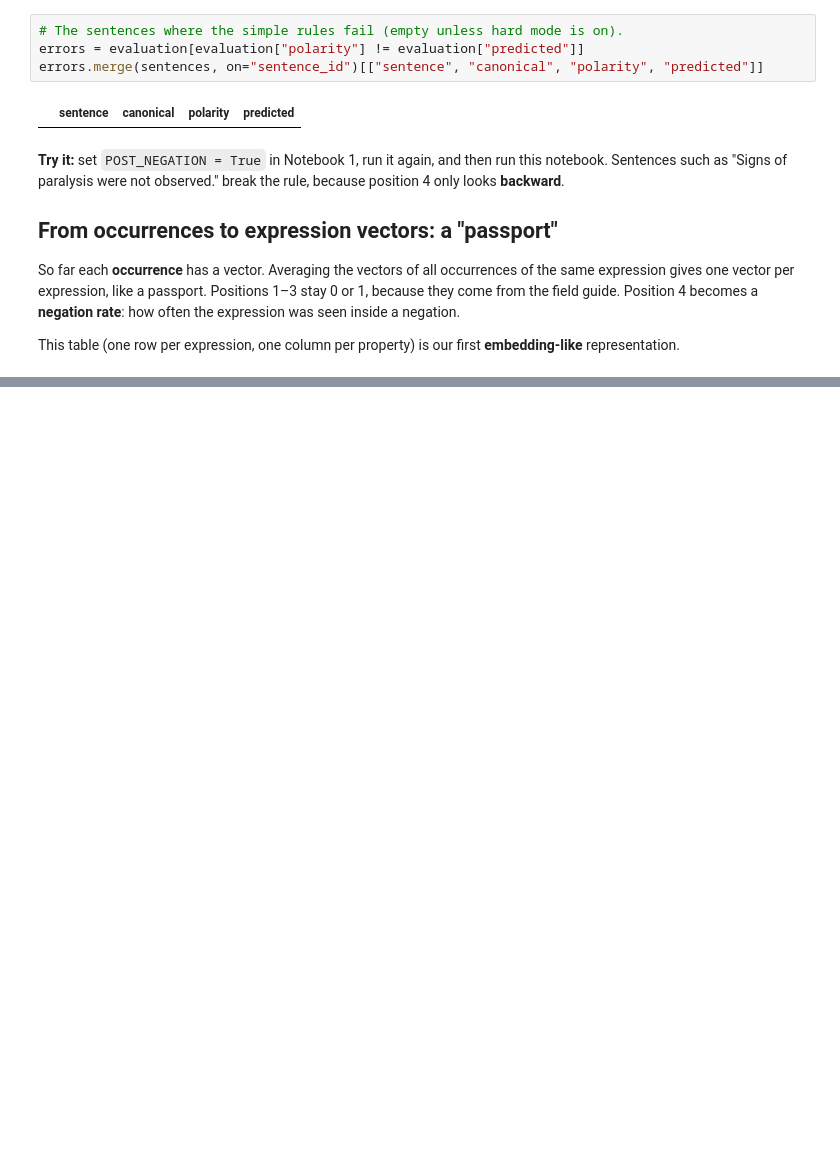
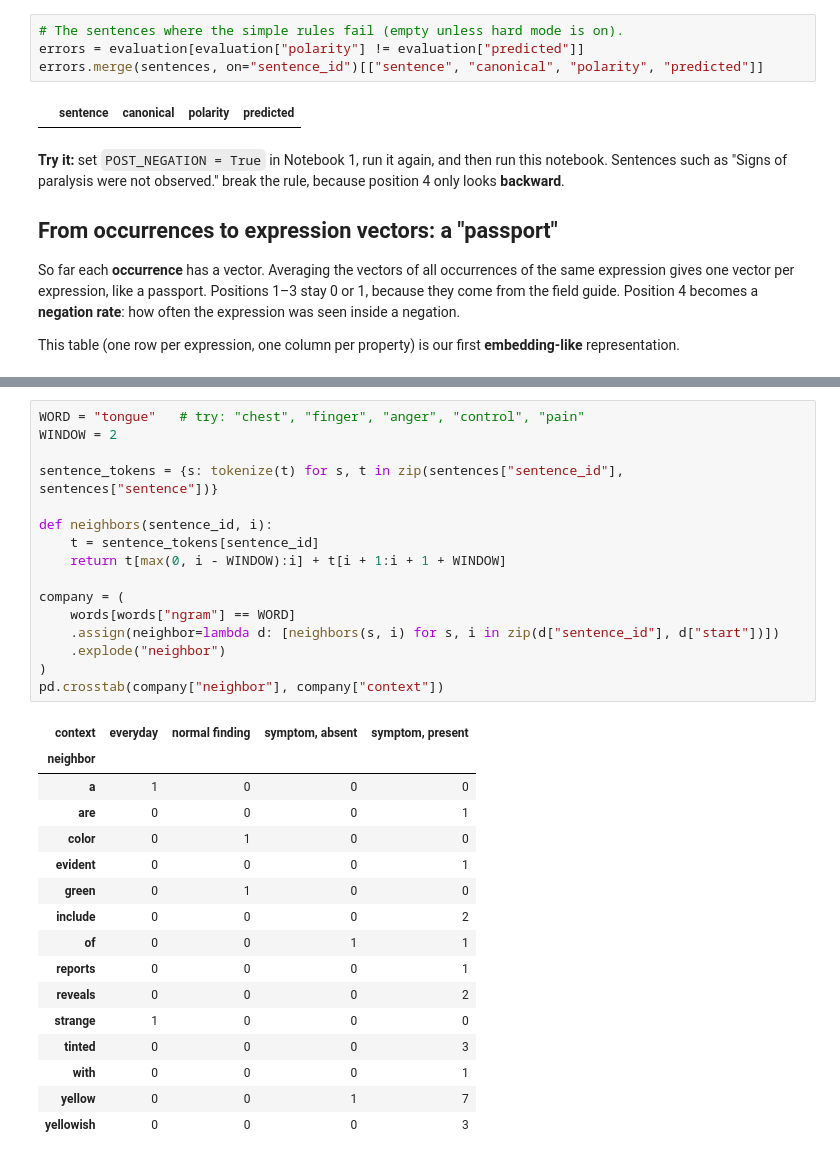
Before and after one commit to santanche/nlp2learn, a Jupyter notebook: embeddings/zombie-vectors/02_feature_vectors.ipynb, the cells around one changed output, grey strips where cells are left out. Cells and saved outputs as stored; diff of their text form; blank space fills up the shorter version.

```diff
--- a/embeddings/zombie-vectors/02_feature_vectors.ipynb
+++ b/embeddings/zombie-vectors/02_feature_vectors.ipynb
@@ -323,0 +390,33 @@ canonical_passports
+# %%
+WORD = "tongue"   # try: "chest", "finger", "anger", "control", "pain"
+WINDOW = 2
+
+sentence_tokens = {s: tokenize(t) for s, t in zip(sentences["sentence_id"], sentences["sentence"])}
+
+def neighbors(sentence_id, i):
+    t = sentence_tokens[sentence_id]
+    return t[max(0, i - WINDOW):i] + t[i + 1:i + 1 + WINDOW]
+
+company = (
+    words[words["ngram"] == WORD]
+    .assign(neighbor=lambda d: [neighbors(s, i) for s, i in zip(d["sentence_id"], d["start"])])
+    .explode("neighbor")
+)
+pd.crosstab(company["neighbor"], company["context"])
+# %% [output]
+| context | everyday | normal finding | symptom, absent | symptom, present |
+| neighbor |  |  |  |  |
+| a | 1 | 0 | 0 | 0 |
+| are | 0 | 0 | 0 | 1 |
+| color | 0 | 1 | 0 | 0 |
+| evident | 0 | 0 | 0 | 1 |
+| green | 0 | 1 | 0 | 0 |
+| include | 0 | 0 | 0 | 2 |
+| of | 0 | 0 | 1 | 1 |
+| reports | 0 | 0 | 0 | 1 |
+| reveals | 0 | 0 | 0 | 2 |
+| strange | 1 | 0 | 0 | 0 |
+| tinted | 0 | 0 | 0 | 3 |
+| with | 0 | 0 | 0 | 1 |
+| yellow | 0 | 0 | 1 | 7 |
+| yellowish | 0 | 0 | 0 | 3 |
```
Also changed, not shown: parts of 12 cells of this notebook, 25 other files.
